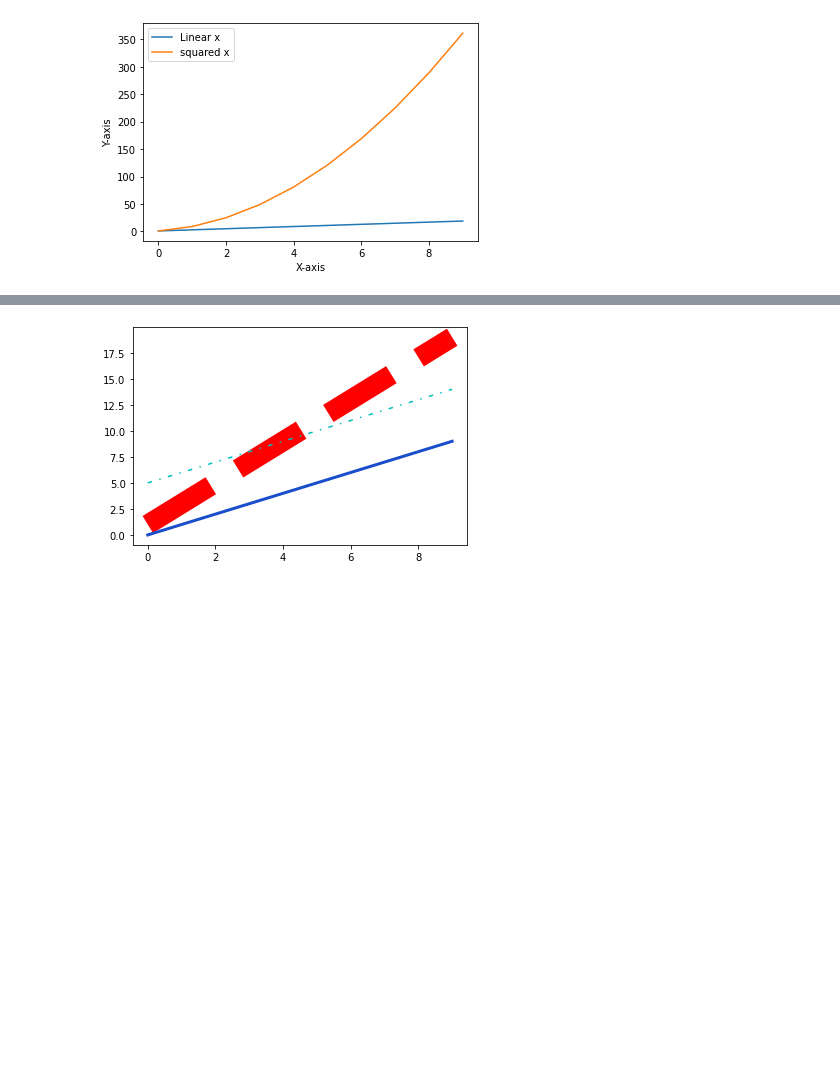
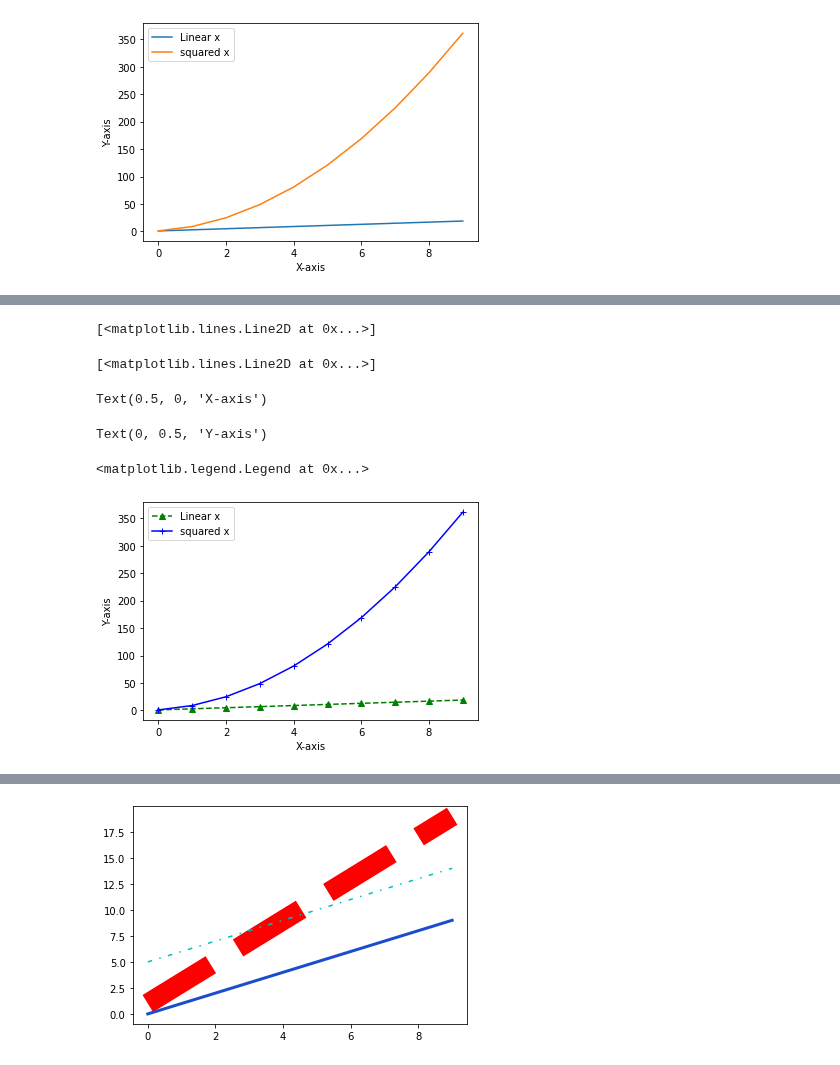
Before and after one commit to harnalashok/DataVisualization, a Jupyter notebook: 1_lesson_on_matplotlib_and_Jupyter_markdown.ipynb, the cells around one changed output, grey strips where cells are left out. Saved outputs shown, nothing was run; the diff lists cells and outputs as text; code cells hidden in the pictures; blank space fills up the shorter version.

```diff
--- a/1_lesson_on_matplotlib_and_Jupyter_markdown.ipynb
+++ b/1_lesson_on_matplotlib_and_Jupyter_markdown.ipynb
@@ -157,0 +171,17 @@ Text(0, 0.5, 'Y-axis')
+# %%
+# Specify line formatting
+# Some markers: ,.<>ov^1,2,3,4,sp,+
+# Color symbols: bgrcmyk
+# Line styles: -,--,-.,:
+plt.plot(x, 'g--^', label = "Linear x")   # fmt: color,ls,marker
+plt.plot(x**2, '-b+', label= "squared x") # fmt: ls,color,marker
+plt.xlabel("X-axis")
+plt.ylabel("Y-axis")
+plt.legend()
+# %% [output]
+[<matplotlib.lines.Line2D at 0x...>]
+[<matplotlib.lines.Line2D at 0x...>]
+Text(0.5, 0, 'X-axis')
+Text(0, 0.5, 'Y-axis')
+<matplotlib.legend.Legend at 0x...>
+[figure, added]
```
Also changed, not shown: parts of 5 cells of this notebook.
